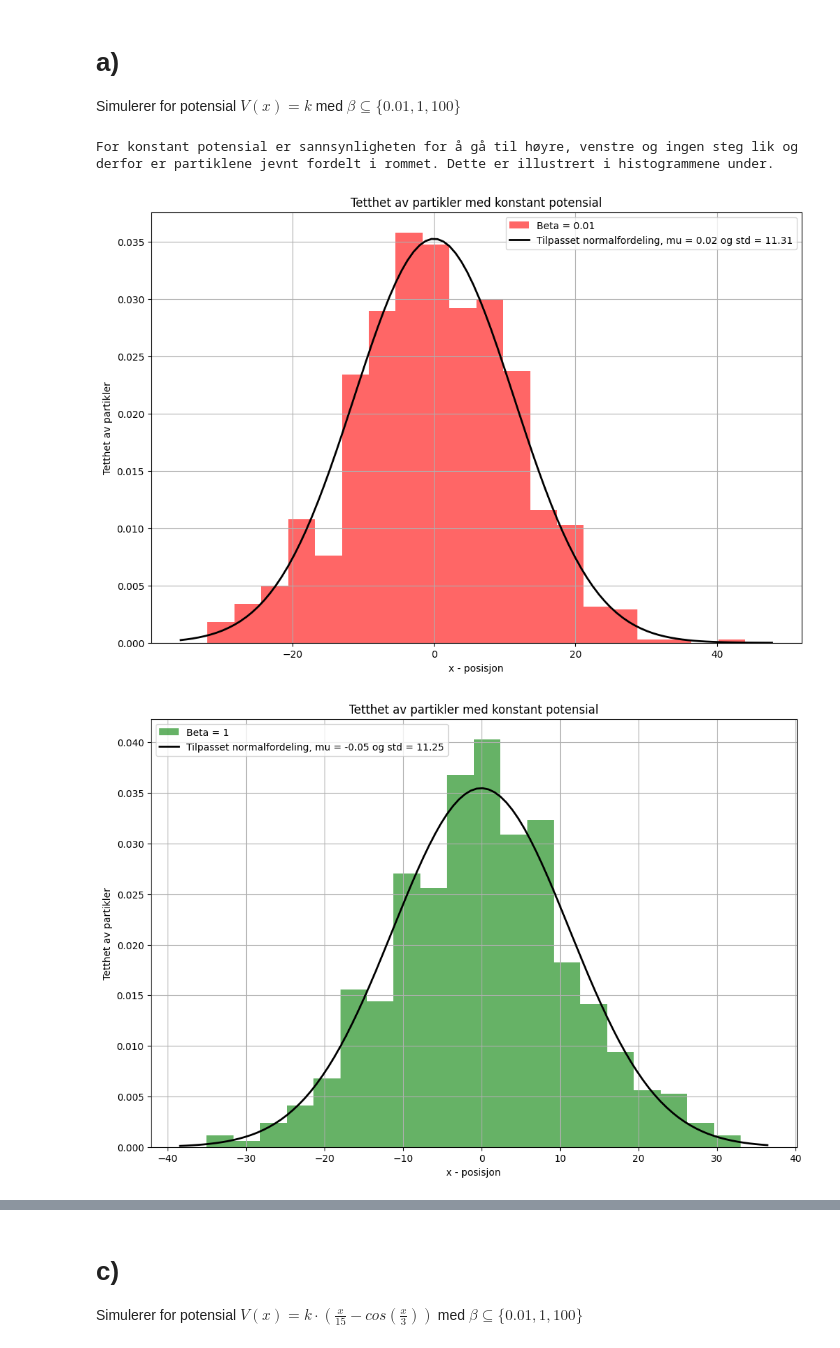
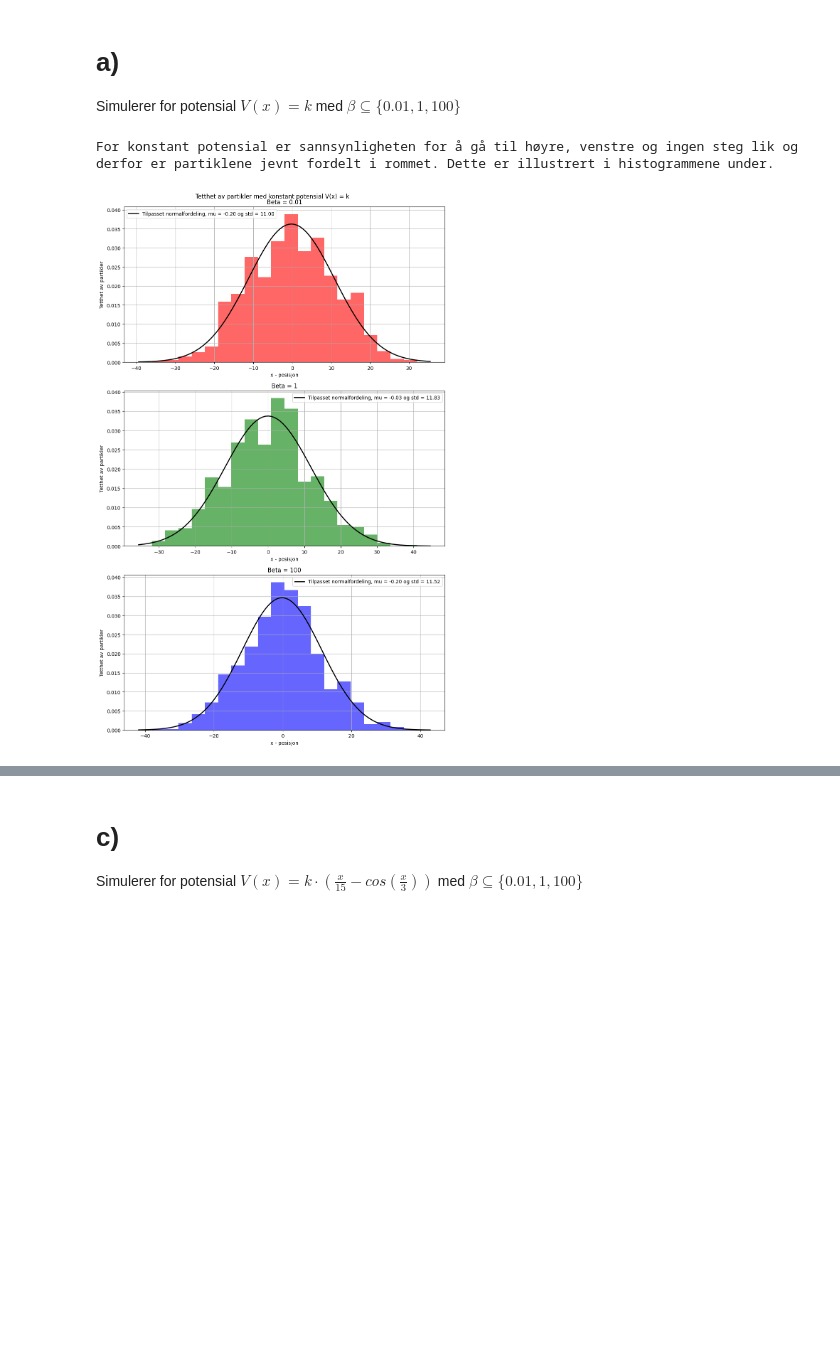
Before and after one commit to marieke-vaske/VitBer-BioFys, a Jupyter notebook: Prosjekt - oppgave 2.ipynb, the cells around one changed output, grey strips where cells are left out. Saved outputs shown, nothing was run; the diff lists cells and outputs as text; code cells hidden in the pictures; blank space fills up the shorter version.

Commit message:
Fiksa plott og kommentert på oppgave 2

```diff
--- a/Prosjekt - oppgave 2.ipynb
+++ b/Prosjekt - oppgave 2.ipynb
@@ -7,10 +7,6 @@ import numpy as np
 import matplotlib.pyplot as plt
 import scipy
 import random
-
-#Setter opp plotteparametere
-plt.rcParams['figure.figsize'] = [12, 8]  # Width, Height in inches
-
 
 # Uniformt potensial
 k = 1
@@ -51,26 +47,31 @@ Simulerer for potensial $V(x) = k$ med $\beta \subseteq \{0.01, 1, 100\}$
 # %%
 #Definerer konstant positivt potensial
 def V(x):
     return k
 
 print("For konstant potensial er sannsynligheten for å gå til høyre, venstre og ingen steg lik og derfor er partiklene jevnt fordelt i rommet. Dette er illustrert i histogrammene under.")
+
 #itererer gjennom beta verdier og plotter histogram og tilpasset normalfordeling
-for beta, color in zip([0.01, 1, 100], ['r', 'g', 'b']):
+fig, axs = plt.subplots(3, 1, figsize=(10, 16))
+for i, beta, color in zip(range(3), [0.01, 1, 100], ['r', 'g', 'b']):
     particles1 = sim()
     mu, std = scipy.stats.norm.fit(particles1)
-    plt.hist(particles1, bins=bin_size, density=True, alpha=0.6, color=color, label=f"Beta = {(beta)}")
+    axs[i].hist(particles1, bins=bin_size, density=True, alpha=0.6, color=color)
 
-    xmin, xmax = plt.xlim()
+    xmin, xmax = axs[i].get_xlim()
     x = np.linspace(xmin, xmax, 100)
     p = scipy.stats.norm.pdf(x, mu, std)
-    plt.plot(x, p, 'k', linewidth=2, label=f"Tilpasset normalfordeling, mu = {mu:.2f} og std = {std:.2f}")
-    plt.xlabel("x - posisjon")
-    plt.ylabel("Tetthet av partikler")
-    plt.title("Tetthet av partikler med konstant potensial")
-    plt.grid()
-    plt.legend()
-    plt.show()
+    axs[i].plot(x, p, 'k', linewidth=2, label=f"Tilpasset normalfordeling, mu = {mu:.2f} og std = {std:.2f}")
+    axs[i].set_xlabel("x - posisjon")
+    axs[i].set_ylabel("Tetthet av partikler")
+    axs[i].set_title(f"Beta = {beta}")
+    axs[i].grid()
+    axs[i].legend()
+
+
+plt.suptitle("Tetthet av partikler med konstant potensial V(x) = k")
+plt.tight_layout()
+plt.show()
 # %% [output]
 For konstant potensial er sannsynligheten for å gå til høyre, venstre og ingen steg lik og derfor er partiklene jevnt fordelt i rommet. Dette er illustrert i histogrammene under.
-[figure, old version]
+[figure, new version]
-[figure, removed]
```
Also changed, not shown: parts of 7 cells of this notebook.
